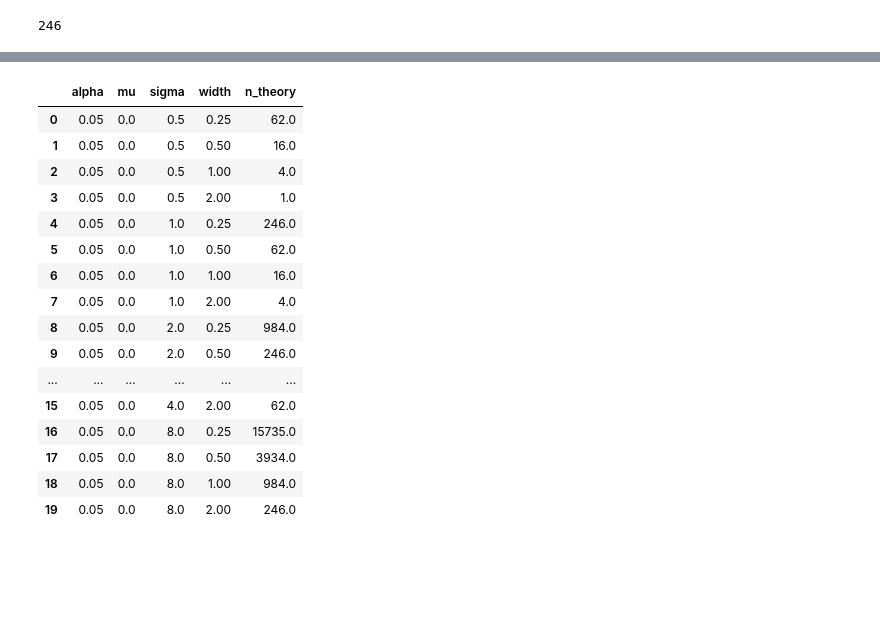
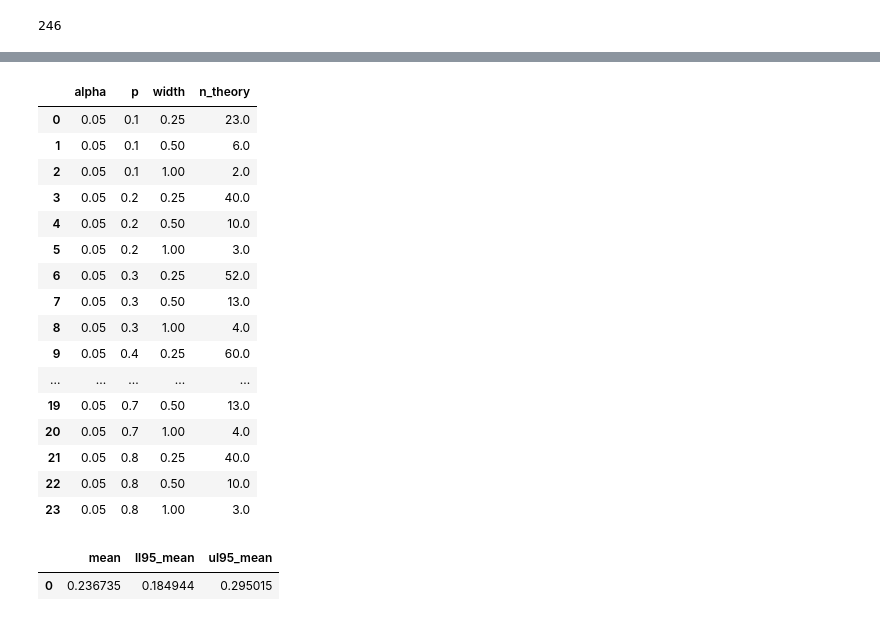
Before and after one commit to bettytan123/Sample-Size-Calculation, a Jupyter notebook: Python_SampleSize_ConfidenceInterval_Binomal_Mean.ipynb, the cells around one changed output, grey strips where cells are left out. Drawn from its saved outputs; the diff is of its cells as text; code cells hidden in the pictures; blank space fills up the shorter version.

```diff
--- a/Python_SampleSize_ConfidenceInterval_Binomal_Mean.ipynb
+++ b/Python_SampleSize_ConfidenceInterval_Binomal_Mean.ipynb
@@ -229,7 +230,9 @@ def binorm_ci_samp_size_gan(m, sim_n):
     ## Generate random data --- sampling from the trained GAN which approximates the normal probability generating function
     x = m.sample(num_rows=sim_n)
     ## Analyze generated/simulated data
-    k = np.sum(x).round(0).astype('int')
+    #k = np.sum(x).round(0).astype('int')
+    k = np.sum(x)
+    k = int(k)
     n = len(x)
     p = 0.2
     res = scipy.stats.binomtest(k=k, n =n, p=p, alternative='two-sided')
@@ -316,9 +307,8 @@ def expand_grid(dictionary):
    return pd.DataFrame([row for row in product(*dictionary.values())], columns=dictionary.keys())
 
 dictionary = {'alpha': [0.05],
-              'mu': [0.0],
-              'sigma': [2**-1, 2**0, 2**1, 2**2, 2**3],
-              'width': [2**-2, 2**-1, 2**0, 2**1]}
+              'p': np.arange(0.1, 0.9, 0.1),
+              'width': [2**-2, 2**-1, 2**0]}
 
 param_df = expand_grid(dictionary)
 param_df
@@ -343,39 +333,39 @@ param_df
 # %%
 #################
 ## 1) Sample Size for Continuous CI by Theory or Analytic Formula
 #################
 samp_size_theory_list = []
 
 for i in np.arange(param_df.shape[0]):
     ## Compute sample size at particular parameter condiguration
-    n = samp_size_cont_ci(alpha=param_df.loc[i, 'alpha'],
-                          width=param_df.loc[i, 'width'],
-                          sigma=param_df.loc[i, 'sigma'])
+    n = samp_size_bin_ci(alpha=param_df.loc[i, 'alpha'],
+                          proportion=param_df.loc[i, 'p'],
+                          width=param_df.loc[i, 'width'])
     ## Round to largest integer
     n_ = str(np.round(np.ceil(n),0))
     ## Append sample size to list
     samp_size_theory_list.append(n_)
 
 samp_size_theory_df = pd.concat([param_df, pd.Series(samp_size_theory_list)], axis=1)
-samp_size_theory_df.columns = ['alpha','mu','sigma','width','n_theory']
+samp_size_theory_df.columns = ['alpha','p','width','n_theory']
 samp_size_theory_df
 # %% [output]
-|  | alpha | mu | sigma | width | n_theory |
-| 0 | 0.05 | 0.0 | 0.5 | 0.25 | 62.0 |
-| 1 | 0.05 | 0.0 | 0.5 | 0.50 | 16.0 |
-| 2 | 0.05 | 0.0 | 0.5 | 1.00 | 4.0 |
-| 3 | 0.05 | 0.0 | 0.5 | 2.00 | 1.0 |
-| 4 | 0.05 | 0.0 | 1.0 | 0.25 | 246.0 |
-| 5 | 0.05 | 0.0 | 1.0 | 0.50 | 62.0 |
-| 6 | 0.05 | 0.0 | 1.0 | 1.00 | 16.0 |
-| 7 | 0.05 | 0.0 | 1.0 | 2.00 | 4.0 |
-| 8 | 0.05 | 0.0 | 2.0 | 0.25 | 984.0 |
-| 9 | 0.05 | 0.0 | 2.0 | 0.50 | 246.0 |
-| ... | ... | ... | ... | ... | ... |
-| 15 | 0.05 | 0.0 | 4.0 | 2.00 | 62.0 |
-| 16 | 0.05 | 0.0 | 8.0 | 0.25 | 15735.0 |
-| 17 | 0.05 | 0.0 | 8.0 | 0.50 | 3934.0 |
-| 18 | 0.05 | 0.0 | 8.0 | 1.00 | 984.0 |
-| 19 | 0.05 | 0.0 | 8.0 | 2.00 | 246.0 |
+|  | alpha | p | width | n_theory |
+| 0 | 0.05 | 0.1 | 0.25 | 23.0 |
+| 1 | 0.05 | 0.1 | 0.50 | 6.0 |
+| 2 | 0.05 | 0.1 | 1.00 | 2.0 |
+| 3 | 0.05 | 0.2 | 0.25 | 40.0 |
+| 4 | 0.05 | 0.2 | 0.50 | 10.0 |
+| 5 | 0.05 | 0.2 | 1.00 | 3.0 |
+| 6 | 0.05 | 0.3 | 0.25 | 52.0 |
+| 7 | 0.05 | 0.3 | 0.50 | 13.0 |
+| 8 | 0.05 | 0.3 | 1.00 | 4.0 |
+| 9 | 0.05 | 0.4 | 0.25 | 60.0 |
+| ... | ... | ... | ... | ... |
+| 19 | 0.05 | 0.7 | 0.50 | 13.0 |
+| 20 | 0.05 | 0.7 | 1.00 | 4.0 |
+| 21 | 0.05 | 0.8 | 0.25 | 40.0 |
+| 22 | 0.05 | 0.8 | 0.50 | 10.0 |
+| 23 | 0.05 | 0.8 | 1.00 | 3.0 |
 # %%
 ########################
@@ -401,6 +391,11 @@ def norm_ci_samp_size(n, mean, sd):
                         'ul95_mean': [mu_ul]})
 
     return(out)
+# %%
+binorm_ci_samp_size(n=1, p=0.2, size=245)
+# %% [output]
+|  | mean | ll95_mean | ul95_mean |
+| 0 | 0.236735 | 0.184944 | 0.295015 |
 # %%
 ##
 ## Replicate above function to compute expected CI width, for continuous mean, at various parm values (mu, std, n) over number sim replicated (n_rep)
```
Also changed, not shown: parts of 25 cells of this notebook.
